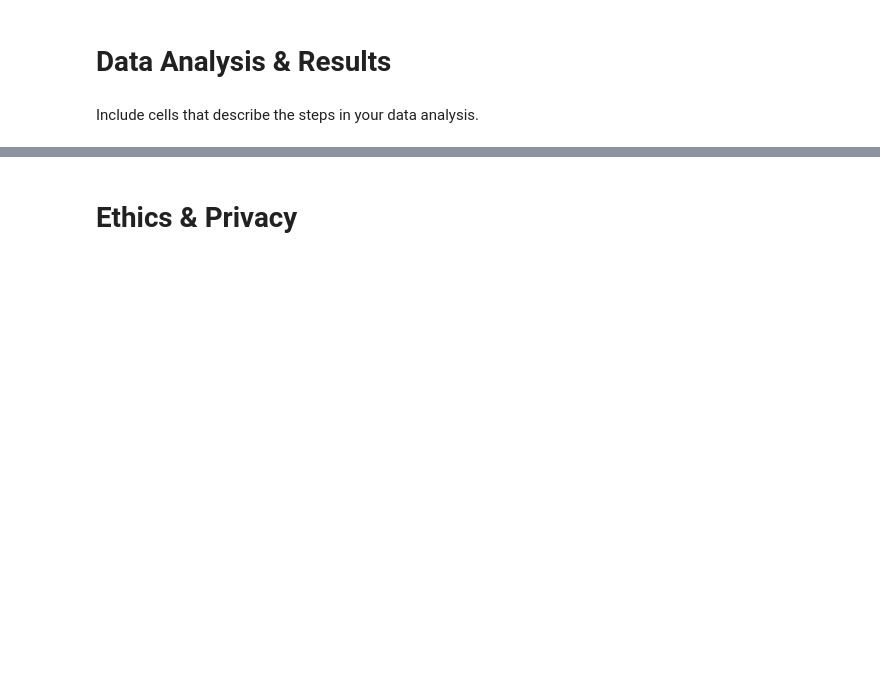
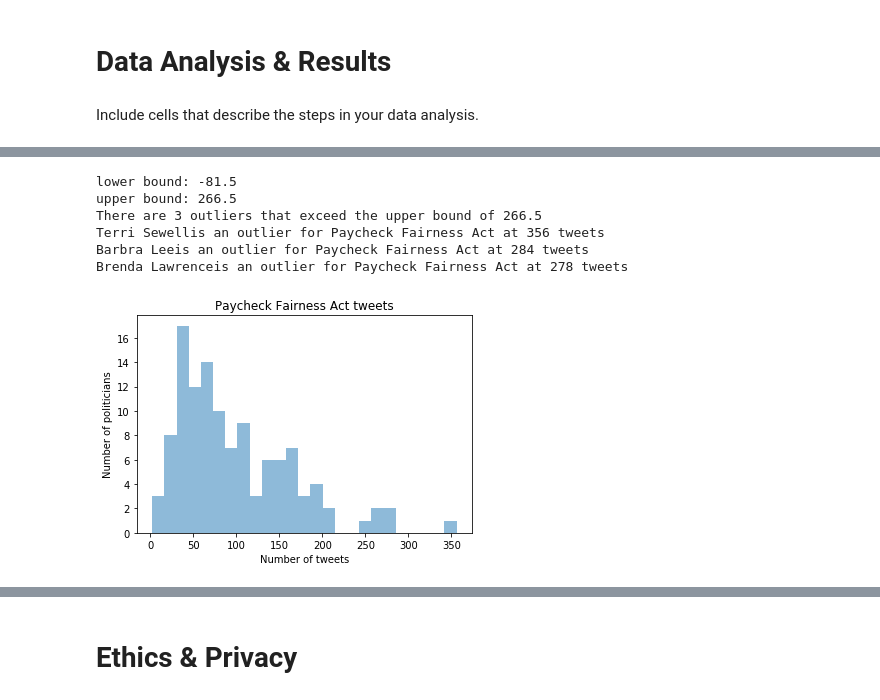
Before and after one commit to annsudhart/politician-tweet-analysis, a Jupyter notebook: data_collection.ipynb, the cells around one changed output, grey strips where cells are left out. Drawn from its saved outputs; the diff is of its cells as text; code cells hidden in the pictures; blank space fills up the shorter version.

```diff
--- a/data_collection.ipynb
+++ b/data_collection.ipynb
@@ -386,0 +531,25 @@ Include cells that describe the steps in your data analysis.
+# %%
+dataAnalysis['Paycheck Fairness Act'].plot.hist(bins=25, alpha=0.5)
+f4 = plt.gcf()
+plt.title('Paycheck Fairness Act tweets')
+plt.xlabel('Number of tweets')
+plt.ylabel('Number of politicians')
+q1, q3= np.percentile(sorted(dataAnalysis['Paycheck Fairness Act']),[25,75])
+iqr = q3 - q1
+lower_bound = q1 -(1.5 * iqr)
+upper_bound = q3 +(1.5 * iqr)
+print("lower bound:", lower_bound)
+print("upper bound:", upper_bound)
+dataAnalysis['Paycheck Fairness Act'].sort_values(ascending = False)
+print("There are 3 outliers that exceed the upper bound of", upper_bound)
+print(dataAnalysis.loc[109, 'Name']+ "is an outlier for Paycheck Fairness Act at 356 tweets")
+print(dataAnalysis.loc[7, 'Name']+ "is an outlier for Paycheck Fairness Act at 284 tweets")
+print(dataAnalysis.loc[14, 'Name']+ "is an outlier for Paycheck Fairness Act at 278 tweets")
+# %% [output]
+lower bound: -81.5
+upper bound: 266.5
+There are 3 outliers that exceed the upper bound of 266.5
+Terri Sewellis an outlier for Paycheck Fairness Act at 356 tweets
+Barbra Leeis an outlier for Paycheck Fairness Act at 284 tweets
+Brenda Lawrenceis an outlier for Paycheck Fairness Act at 278 tweets
+[figure, added]
```
Also changed, not shown: parts of 17 cells of this notebook.
